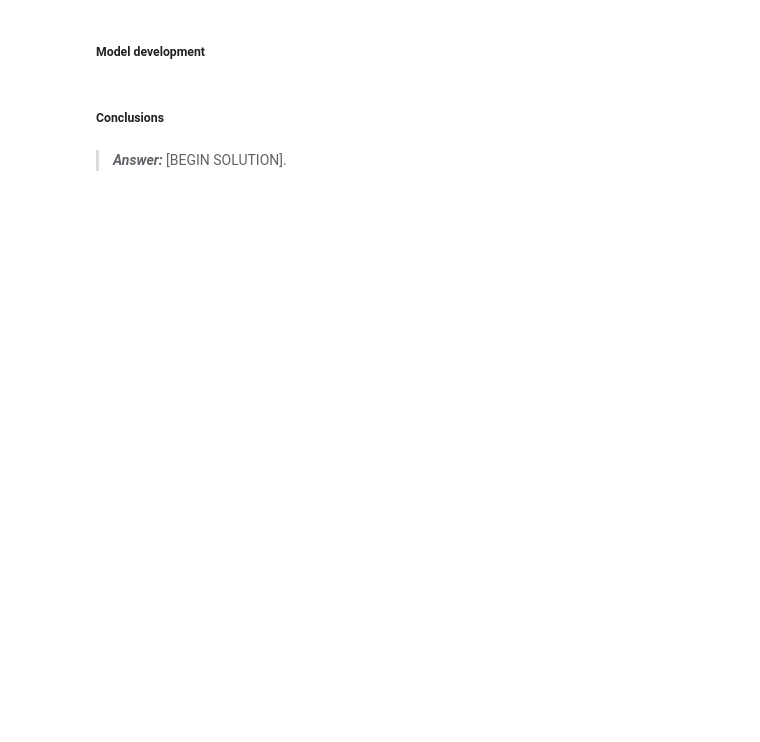
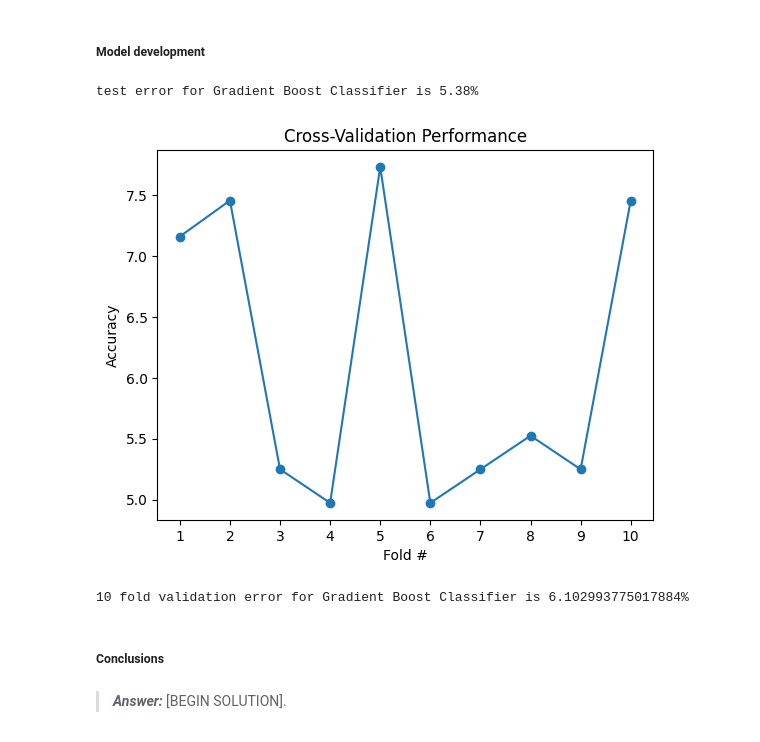
Before and after one commit to christian-ortmann/INFO521, a Jupyter notebook: ortmann_hw7_521.ipynb, the cells around one changed output. Saved outputs shown, nothing was run; the diff lists cells and outputs as text; code cells hidden in the pictures; blank space fills up the shorter version.

```diff
--- a/ortmann_hw7_521.ipynb
+++ b/ortmann_hw7_521.ipynb
@@ -159,7 +312,35 @@ print(pred_summary)
 # %%
 # BEGIN SOLUTION
 
+x_train, x_test, y_train, y_test = train_test_split(data1MostCorr.drop(columns=['Class']), data1MostCorr['Class'], test_size=0.20, random_state=4)
+
+gbc = GradientBoostingClassifier().fit(x_train,y_train)
+gbcPredict = gbc.predict(x_test)
+
+cm = confusion_matrix(y_test,gbcPredict)
+# ConfusionMatrixDisplay(confusion_matrix = cm).plot();
+print(f'test error for Gradient Boost Classifier is {round(100*(1-((cm[0][0] + cm[1][1])/len(y_test))),2)}%')
+
+k_folds = KFold(n_splits = 10)
+
+scores = 100*(1-(cross_val_score(GradientBoostingClassifier(),data1MostCorr.drop(columns=['Class']),data1MostCorr['Class'], cv = k_folds)))
+
+plt.plot(range(1, 11), scores, marker='o')
+plt.xlabel('Fold #')
+plt.ylabel('Accuracy')
+plt.title('Cross-Validation Performance')
+plt.xticks(np.arange(1, 11, 1))
+plt.show()
+
+
+print(f'10 fold validation error for Gradient Boost Classifier is {np.mean(scores)}%')
+
+
 # END SOLUTION
+# %% [output]
+test error for Gradient Boost Classifier is 5.38%
+[figure, added]
+10 fold validation error for Gradient Boost Classifier is 6.102993775017884%
 # %% [markdown]
 ##### Conclusions
 # %% [markdown]
```
Also changed, not shown: parts of 10 cells of this notebook.
